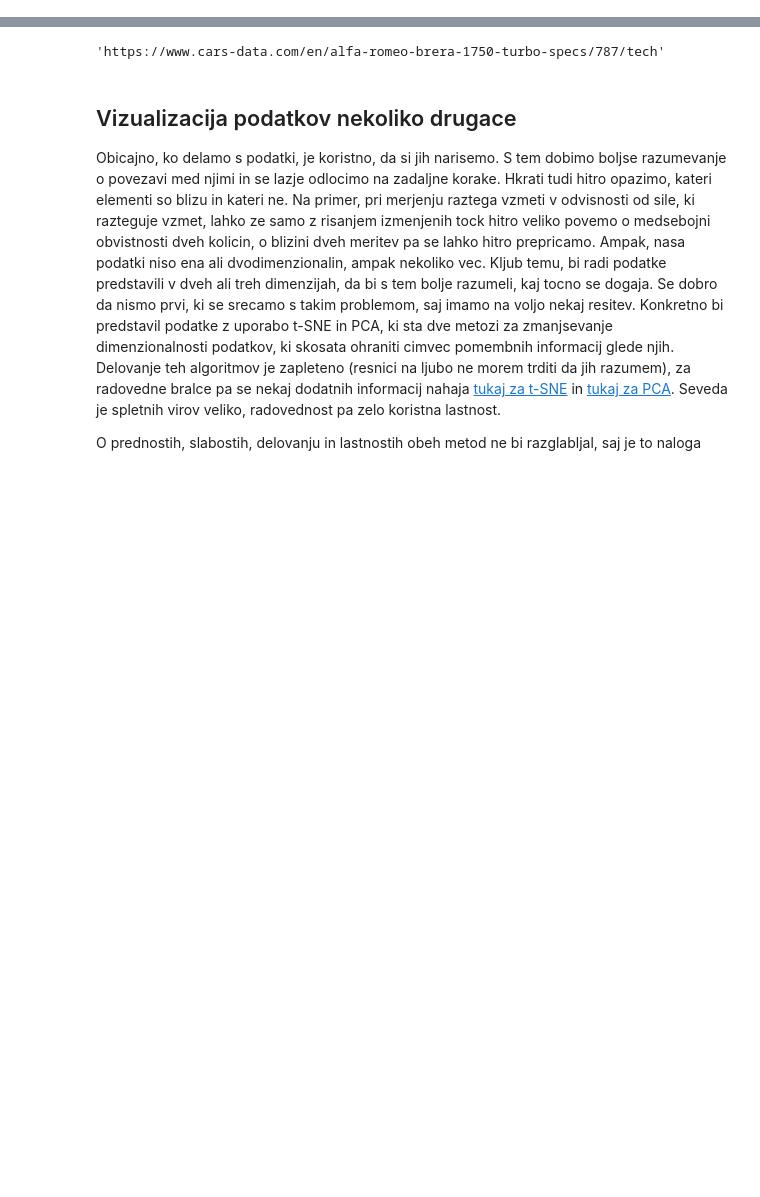
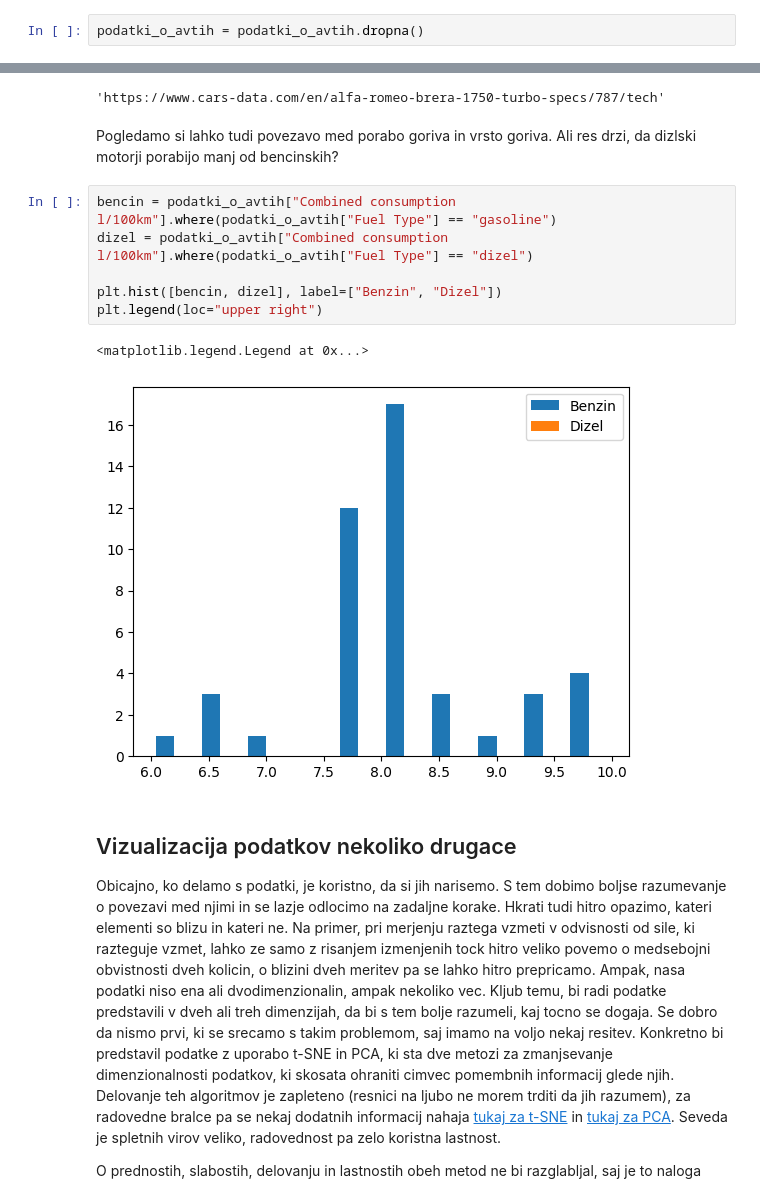
Before and after one commit to urbancluka/UVP-Projektna-naloga, a Jupyter notebook: analiza.ipynb, the cells around one changed output, grey strips where cells are left out. Drawn from its saved outputs; the diff is of its cells as text; blank space fills up the shorter version.

Commit message:
add combined plot for consumption and gas types

```diff
--- a/analiza.ipynb
+++ b/analiza.ipynb
@@ -72,3 +72,5 @@ Hitro lahko opazimo katere kategorije so pomanjkljive in katere ne.
+# %%
+podatki_o_avtih = podatki_o_avtih.dropna()
 # %% [markdown]
 ## Vizualizacija podatkov iz datoteke
 Preden se lotimo analize, se splaca vizualizirati vse podatke, ki jih imamo na volje, da bolje razumemo, kako so ti med sabo povezani in kaksni sploh so.
@@ -444,6 +448,17 @@ najmocnejsi_id = podatki_o_avtih.iloc[najmocnejsi, :].iloc[0]
 meta.loc[meta["Id"] == najmocnejsi_id].iloc[0]["Url"]
 # %% [output]
 'https://www.cars-data.com/en/alfa-romeo-brera-1750-turbo-specs/787/tech'
+# %% [markdown]
+Pogledamo si lahko tudi povezavo med porabo goriva in vrsto goriva. Ali res drzi, da dizlski motorji porabijo manj od bencinskih?
+# %%
+bencin = podatki_o_avtih["Combined consumption l/100km"].where(podatki_o_avtih["Fuel Type"] == "gasoline")
+dizel = podatki_o_avtih["Combined consumption l/100km"].where(podatki_o_avtih["Fuel Type"] == "dizel")
+
+plt.hist([bencin, dizel], label=["Benzin", "Dizel"])
+plt.legend(loc="upper right")
+# %% [output]
+<matplotlib.legend.Legend at 0x...>
+[figure, added]
 # %% [markdown]
 ## Vizualizacija podatkov nekoliko drugace
 
```
Also changed, not shown: parts of 1 cell of this notebook.
